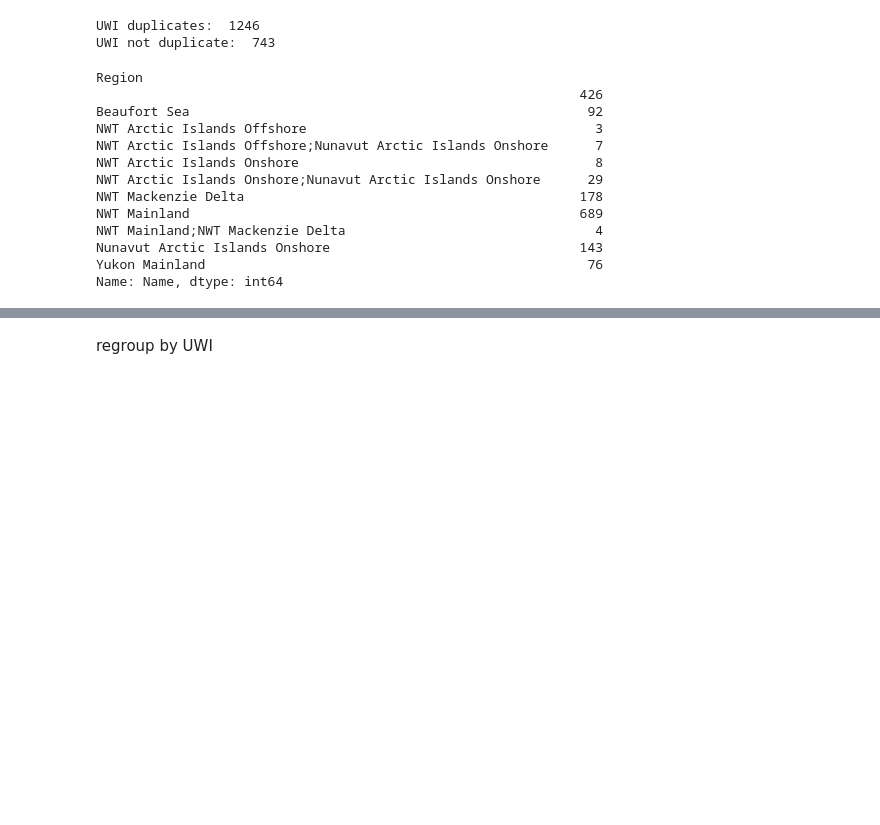
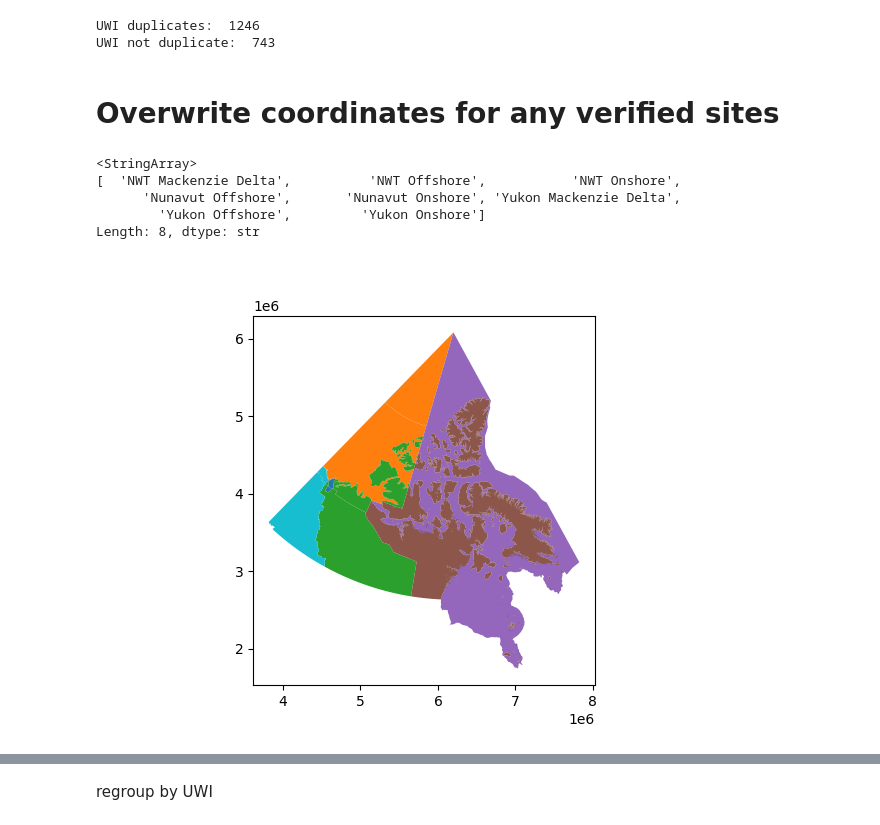
Before and after one commit to gsc-permafrost/NorthernWellSites, a Jupyter notebook: NorthernWellDatabase.ipynb, the cells around one changed output, grey strips where cells are left out. Saved outputs shown, nothing was run; the diff lists cells and outputs as text; code cells hidden in the pictures; blank space fills up the shorter version.

```diff
--- a/NorthernWellDatabase.ipynb
+++ b/NorthernWellDatabase.ipynb
@@ -634,12 +612,8 @@ def f(X):
         X = [x for x in X]
     elif X.name == 'y':
         X = [x for x in X]
-    elif X.name == 'DS_UID':
-        X = ';'.join(X)
-    elif X.name == 'Region':
-        X = ';'.join(set([x for x in X if x is not None]))
-        if 'NWT' in X and 'Nunavut' in X:
-            X = ';'.join([x for x in X.split(';') if 'NWT' in x])
+    elif X.name in ['DS_UID','Data_Source']:
+        X = ';'.join(set(X))
     if type(X) is str:
         X = X.lstrip(';').rstrip(';')
     return(X)
@@ -671,18 +645,5 @@ SynchronizedWells['NAD1983_centroid'] = gpd.GeoSeries(SynchronizedWells['NAD1983
 SynchronizedWells = SynchronizedWells.reset_index()
 SynchronizedWells['Name'] = SynchronizedWells['Short_Name']+' '+SynchronizedWells['Code']
 SynchronizedWells.loc[SynchronizedWells['Name'] == 'TUK M-18','Status'] = 'Producer'
-SynchronizedWells.groupby('Region')['Name'].count()
-# %% [output]
-Region
-                                                              426
-Beaufort Sea                                                   92
-NWT Arctic Islands Offshore                                     3
-NWT Arctic Islands Offshore;Nunavut Arctic Islands Onshore      7
-NWT Arctic Islands Onshore                                      8
-NWT Arctic Islands Onshore;Nunavut Arctic Islands Onshore      29
-NWT Mackenzie Delta                                           178
-NWT Mainland                                                  689
-NWT Mainland;NWT Mackenzie Delta                                4
-Nunavut Arctic Islands Onshore                                143
-Yukon Mainland                                                 76
-Name: Name, dtype: int64
+# %% [markdown]
+# Overwrite coordinates for any verified sites
@@ -689 +660,41 @@ Name: Name, dtype: int64
+# %%
+# CA_Water = gpd.read_file('source_data/boundary/lpr_000a21a_e.shp')
+# CA_Water = CA_Water.loc[CA_Water['PRUID'].isin(['60','61','62'])].copy()
+CA_Land = gpd.read_file('source_data/boundary/lpr_000b16a_e.shp')
+# CA_Land = CA_Land.loc[CA_Land['PRUID'].isin(['60','61','62'])].to_crs(CA_Water.crs)
+# Delta = gpd.read_file('source_data/boundary/delta.shp').to_crs(CA_Water.crs)
+ISR = gpd.read_file('source_data/boundary/ISR_bounds.shp').to_crs(CA_Land.crs)
+# Delta['Delta'] = True
+# ISR['ISR'] = True
+# CA_Land['Onshore'] = True
+# TC = [ISR[['ISR','geometry']].copy(),Delta[['Delta','geometry']].copy(),CA_Land.loc[CA_Land['PRUID'].isin(['60','61','62']),['Onshore','geometry']].copy()]
+# ROI = CA_Water[['PRUID','PRNAME','geometry']].copy()
+# clp = CA_Water.dissolve()
+# for t in TC:
+#     t = t.clip(clp)
+#     ROI = gpd.overlay(ROI,t,how='union',keep_geom_type=True)
+# ROI = ROI.loc[ROI.area>1e6]
+# # Create regions in line with nomenclature CER usues
+# ROI['ISR'] = ROI['ISR'].fillna(False)
+# ROI['Delta'] = ROI['Delta'].fillna(False)
+# ROI['Onshore'] = ROI['Onshore'].fillna(False)
+# ROI['Region'] = 'NWT Offshore'
+# ROI.loc[ROI['PRUID']=='60','Region'] = 'Yukon Offshore'
+# ROI.loc[ROI['PRUID']=='62','Region'] = 'Nunavut Offshore'
+# ROI.loc[ROI['Delta'] & ROI['Onshore'],'Region'] = ROI.loc[ROI['Delta'] & ROI['Onshore'],'Region'].str.replace('Offshore','Mackenzie Delta')
+# ROI.loc[ROI['Onshore'],'Region'] = ROI.loc[ROI['Onshore'],'Region'].str.replace('Offshore','Onshore')
+# ROI = ROI.dissolve(by=['Region','ISR']).reset_index()
+# ROI.to_file('source_data/boundary/ROI.shp')
+# Regions shapefile (created as above)
+ROI = gpd.read_file('source_data/boundary/ROI.shp')
+fig,ax=plt.subplots()
+ROI.plot(ax=ax,column='Region')
+print(ROI['Region'].unique())
+# %% [output]
+<StringArray>
+[  'NWT Mackenzie Delta',          'NWT Offshore',           'NWT Onshore',
+      'Nunavut Offshore',       'Nunavut Onshore', 'Yukon Mackenzie Delta',
+        'Yukon Offshore',         'Yukon Onshore']
+Length: 8, dtype: str
+[figure, added]
 # %%
```
Also changed, not shown: parts of 7 cells of this notebook, 16 other files.
